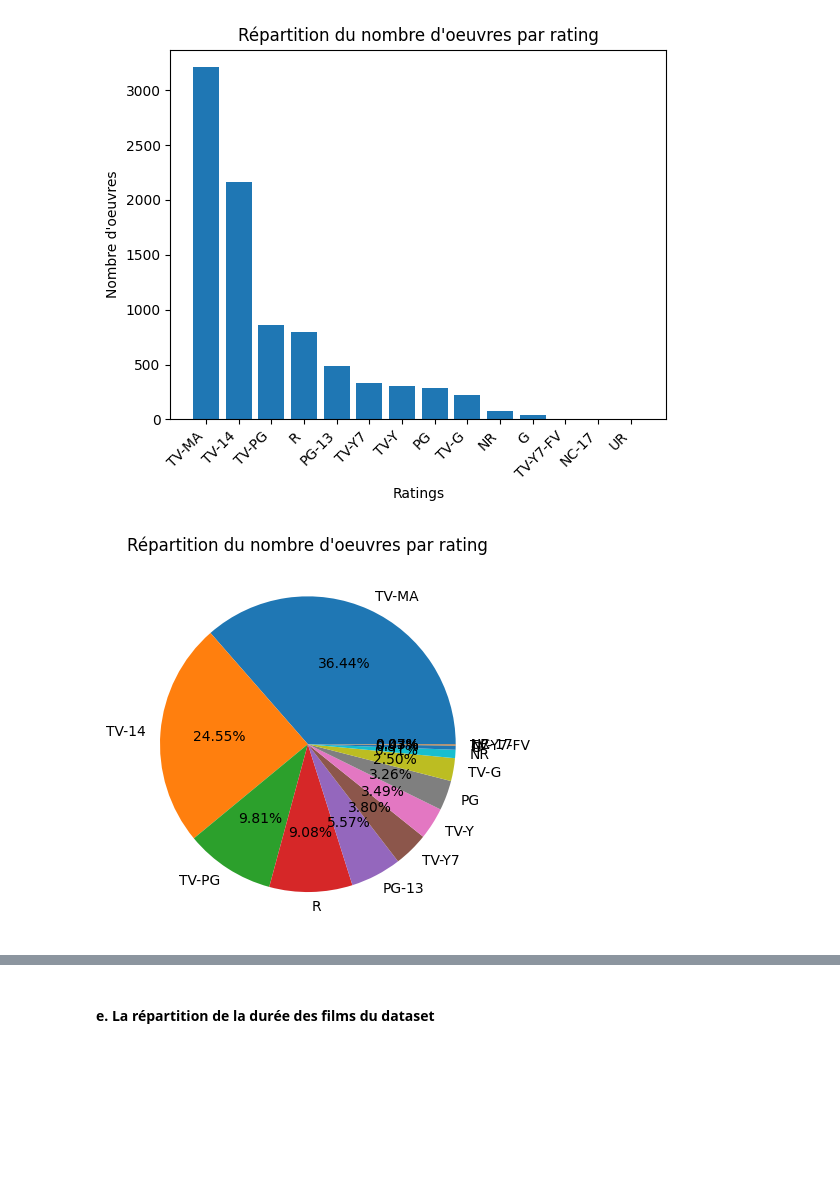
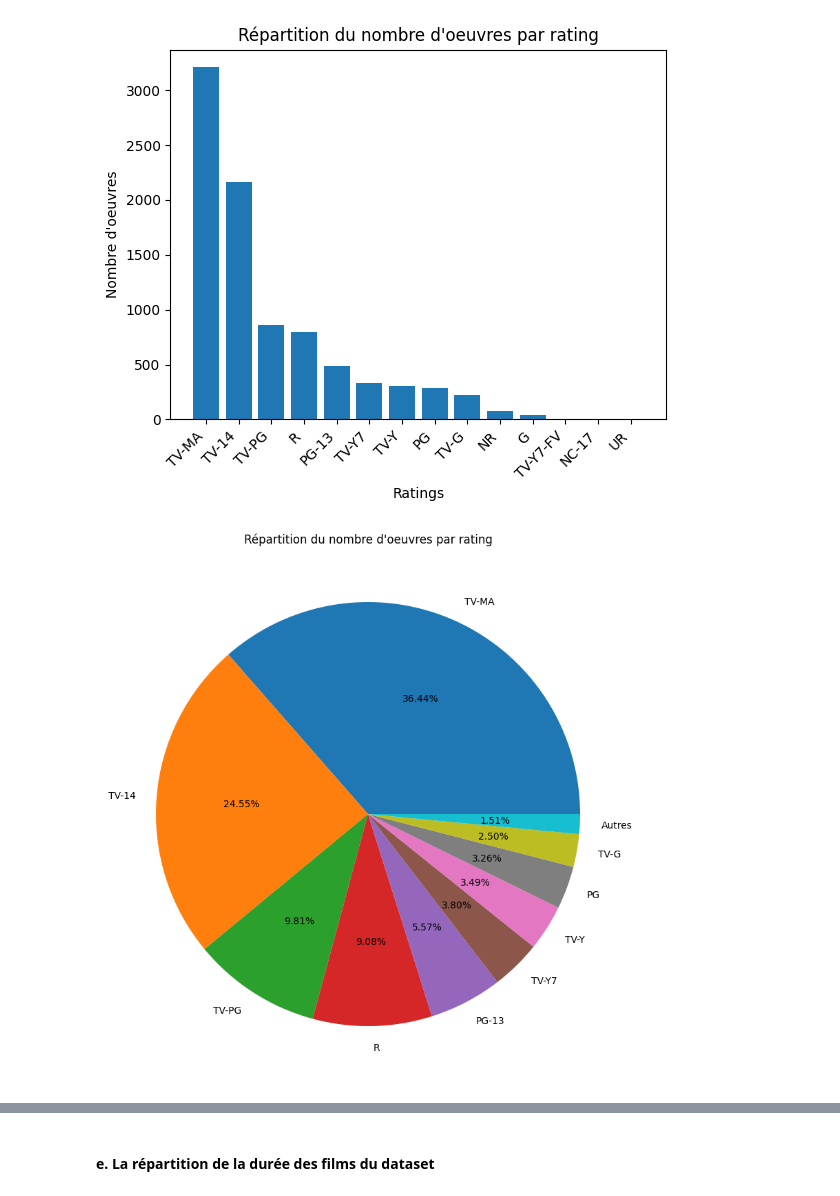
Before and after one commit to leo-carrey/Netflix-Insights, a Jupyter notebook: Netflix Data Analysis.ipynb, the cells around one changed output, grey strips where cells are left out. Saved outputs shown, nothing was run; the diff lists cells and outputs as text; code cells hidden in the pictures; blank space fills up the shorter version.

```diff
--- a/Netflix Data Analysis.ipynb
+++ b/Netflix Data Analysis.ipynb
@@ -691,10 +708,22 @@ plt.xticks(rotation=45, ha="right")
 plt.show()
 # %% [output]
 [figure]
-# %%
-plt.pie(x=rating_counts, labels=rating_counts.index, autopct="%.2f%%")
-plt.title("Répartition du nombre d'oeuvres par rating")
-plt.show()
-# %% [output]
-[figure, removed]
+# %%
+threshold = 0.01  # Par exemple, 1%
+
+# Calculer le pourcentage de chaque catégorie
+percentage = rating_counts / rating_counts.sum()
+
+# Créer une nouvelle série où les petites catégories sont regroupées en 'Autres'
+mask = percentage > threshold
+rating_counts_grouped = rating_counts[mask]
+rating_counts_grouped['Autres'] = rating_counts[~mask].sum()
+
+# Afficher le graphique en camembert
+plt.figure(figsize=(20, 10))
+plt.pie(x=rating_counts_grouped, labels=rating_counts_grouped.index, autopct="%.2f%%")
+plt.title("Répartition du nombre d'oeuvres par rating")
+plt.show()
+# %% [output]
+[figure, added]
 # %% [markdown]
```
Also changed, not shown: parts of 27 cells of this notebook.
